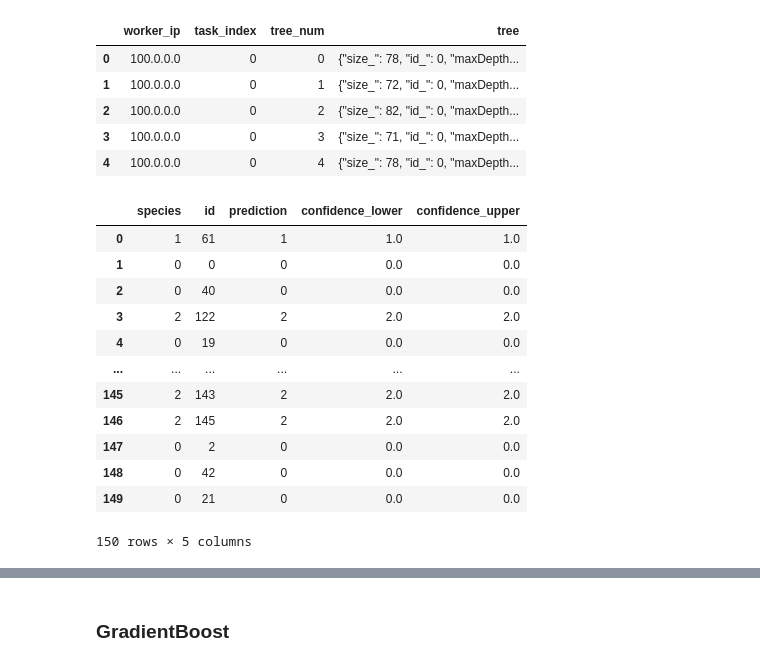
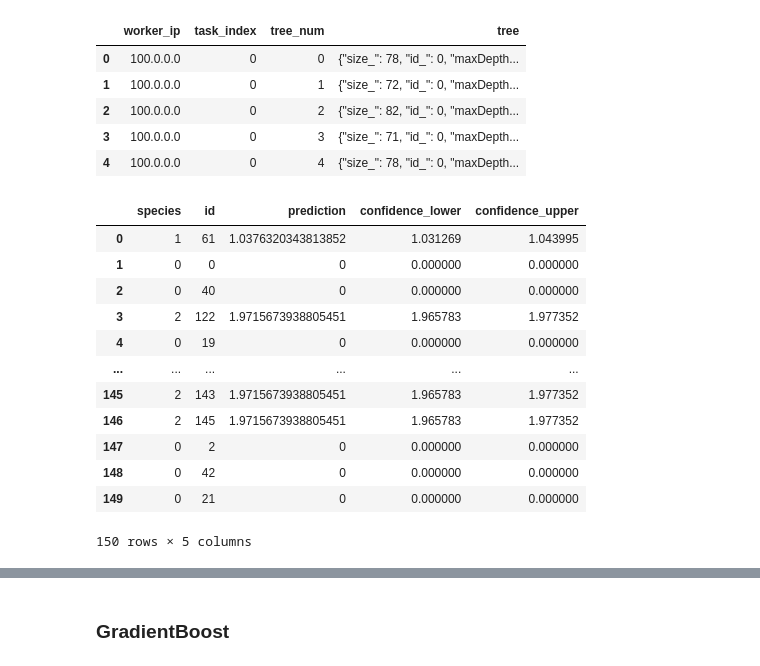
Before and after one commit to Yukimura66/sklearn2vantage, a Jupyter notebook: HowToUse.ipynb, the cells around one changed output, grey strips where cells are left out. Cells and saved outputs as stored; diff of their text form; code cells hidden in the pictures.

Commit message:
GradientBoostRegressor

```diff
--- a/HowToUse.ipynb
+++ b/HowToUse.ipynb
@@ -587,7 +588,7 @@ iris_y = df_iris["species"]
 iris_X_train, iris_X_test, iris_y_train, iris_y_test = \
     train_test_split(iris_X, iris_y, test_size=0.2, random_state=42)
 # %%
-rf_reg = RandomForestRegressor()
+rf_reg = RandomForestRegressor(max_depth=2)
 rf_reg.fit(iris_X_train, iris_y_train)
 # %% [output]
 RandomForestRegressor(bootstrap=True, ccp_alpha=0.0, criterion='mse',
@@ -612,28 +613,29 @@ rf_clf_table.head()
 # %%
 s2v.load_model_forest(rf_reg_table, engine, "rf_reg_table")
 # %%
-pd.read_sql_query("""
+res_iris = pd.read_sql_query("""
 select * from DecisionForestPredict (
     on iris partition by any
     on rf_reg_table as ModelTable DIMENSION
     USING
     NumerixInputs ('sepal_length', 'sepal_width',
                    'petal_length', 'petal_width')
     IdColumn ('id')
     Accumulate ('species')
     Detailed ('false')
 ) as dt""", engine)
+res_iris
 # %% [output]
 |  | species | id | prediction | confidence_lower | confidence_upper |
-| 0 | 1 | 61 | 1 | 1.0 | 1.0 |
-| 1 | 0 | 0 | 0 | 0.0 | 0.0 |
-| 2 | 0 | 40 | 0 | 0.0 | 0.0 |
-| 3 | 2 | 122 | 2 | 2.0 | 2.0 |
-| 4 | 0 | 19 | 0 | 0.0 | 0.0 |
+| 0 | 1 | 61 | 1.0376320343813852 | 1.031269 | 1.043995 |
+| 1 | 0 | 0 | 0 | 0.000000 | 0.000000 |
+| 2 | 0 | 40 | 0 | 0.000000 | 0.000000 |
+| 3 | 2 | 122 | 1.9715673938805451 | 1.965783 | 1.977352 |
+| 4 | 0 | 19 | 0 | 0.000000 | 0.000000 |
 | ... | ... | ... | ... | ... | ... |
-| 145 | 2 | 143 | 2 | 2.0 | 2.0 |
-| 146 | 2 | 145 | 2 | 2.0 | 2.0 |
-| 147 | 0 | 2 | 0 | 0.0 | 0.0 |
-| 148 | 0 | 42 | 0 | 0.0 | 0.0 |
-| 149 | 0 | 21 | 0 | 0.0 | 0.0 |
+| 145 | 2 | 143 | 1.9715673938805451 | 1.965783 | 1.977352 |
+| 146 | 2 | 145 | 1.9715673938805451 | 1.965783 | 1.977352 |
+| 147 | 0 | 2 | 0 | 0.000000 | 0.000000 |
+| 148 | 0 | 42 | 0 | 0.000000 | 0.000000 |
+| 149 | 0 | 21 | 0 | 0.000000 | 0.000000 |
 150 rows × 5 columns
```
Also changed, not shown: parts of 24 cells of this notebook, 1 other file.
